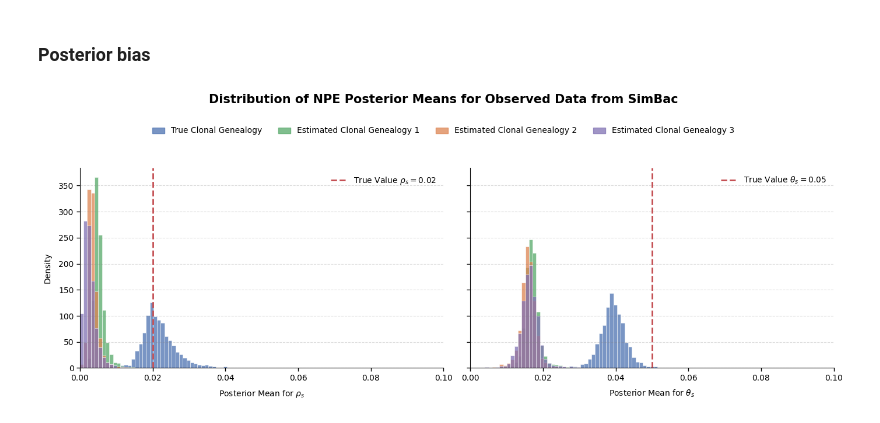
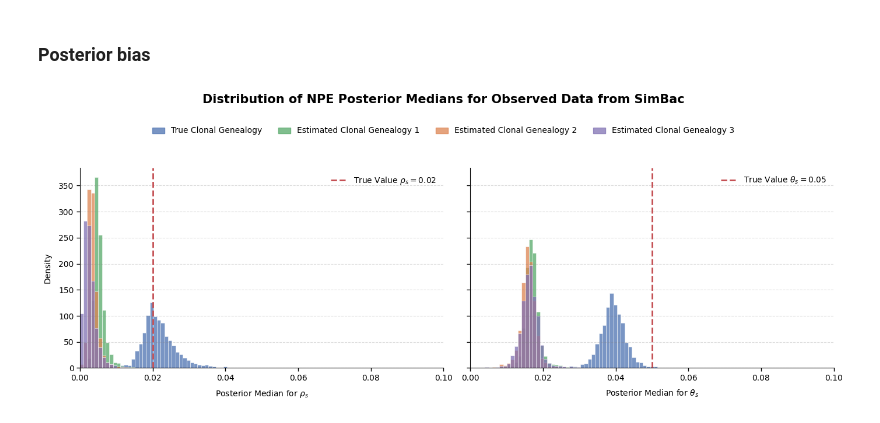
Before and after one commit to haochu-liu/likelihood-free, a Jupyter notebook: python/local_recomb_mutate_SimBac.ipynb, the cells around one changed output. Drawn from its saved outputs; the diff is of its cells as text; code cells hidden in the pictures.

Commit message:
modify plots

```diff
--- a/python/local_recomb_mutate_SimBac.ipynb
+++ b/python/local_recomb_mutate_SimBac.ipynb
@@ -425,7 +425,7 @@ plt.show()
 import matplotlib.patches as mpatches
 # %%
 fig, axes = plt.subplots(1, 2, figsize=(14, 5.5), sharey=True)
-fig.suptitle('Distribution of NPE Posterior Means for Observed Data from SimBac',
+fig.suptitle('Distribution of NPE Posterior Medians for Observed Data from SimBac',
              fontsize=15, fontweight='bold', y=0.98)
 
 rho_posterior_medians = np.median(theta_post[:, :, 0], axis=1)
@@ -448,38 +448,38 @@ axes[0].hist(rho_posterior_medians_2, bins=bins_shared, density=True, alpha=0.75
 axes[0].hist(rho_posterior_medians_3, bins=bins_shared, density=True, alpha=0.75, color='#8172B3', edgecolor='white', linewidth=0.5)
 axes[0].axvline(x=0.02, color='#C44E52', linestyle='--', linewidth=2, label=r'True Value $\rho_s = 0.02$')
 
-axes[0].set_xlabel(r'Posterior Mean for $\rho_s$', labelpad=8)
+axes[0].set_xlabel(r'Posterior Median for $\rho_s$', labelpad=8)
 axes[0].set_ylabel('Density', labelpad=8)
 axes[0].set_xlim(0, 0.1)
 
 axes[1].hist(theta_posterior_medians, bins=bins_shared, density=True, alpha=0.75, color='#4C72B0', edgecolor='white', linewidth=0.5)
 axes[1].hist(theta_posterior_medians_1, bins=bins_shared, density=True, alpha=0.75, color='#55A868', edgecolor='white', linewidth=0.5)
 axes[1].hist(theta_posterior_medians_2, bins=bins_shared, density=True, alpha=0.75, color='#DD8452', edgecolor='white', linewidth=0.5)
 axes[1].hist(theta_posterior_medians_3, bins=bins_shared, density=True, alpha=0.75, color='#8172B3', edgecolor='white', linewidth=0.5)
 axes[1].axvline(x=0.05, color='#C44E52', linestyle='--', linewidth=2, label=r'True Value $\theta_s = 0.05$')
 
-axes[1].set_xlabel(r'Posterior Mean for $\theta_s$', labelpad=8)
+axes[1].set_xlabel(r'Posterior Median for $\theta_s$', labelpad=8)
 axes[1].set_xlim(0, 0.1)
 
 legend_handles = [
     mpatches.Patch(color='#4C72B0', alpha=0.75, label='True Clonal Genealogy'),
     mpatches.Patch(color='#55A868', alpha=0.75, label='Estimated Clonal Genealogy 1'),
     mpatches.Patch(color='#DD8452', alpha=0.75, label='Estimated Clonal Genealogy 2'),
     mpatches.Patch(color='#8172B3', alpha=0.75, label='Estimated Clonal Genealogy 3')
 ]
 
 fig.legend(handles=legend_handles, loc='upper center', bbox_to_anchor=(0.5, 0.90),
            ncol=4, frameon=False, handlelength=1.5, columnspacing=2)
 
 for ax in axes:
     ax.legend(loc='upper right', frameon=False)
     ax.spines['top'].set_visible(False)
     ax.spines['right'].set_visible(False)
     ax.tick_params(axis='both', which='both', length=4, width=1)
     ax.grid(axis='y', linestyle='--', alpha=0.3, color='gray')
 
 plt.tight_layout(rect=[0, 0, 1, 0.84])
 plt.savefig('../output/simbac_bias_estimated_tree.pdf', format='pdf', bbox_inches='tight', dpi=300)
 plt.show()
 # %% [output]
-[figure, old version]
+[figure, new version]
```
Also changed, not shown: 1 other file.
